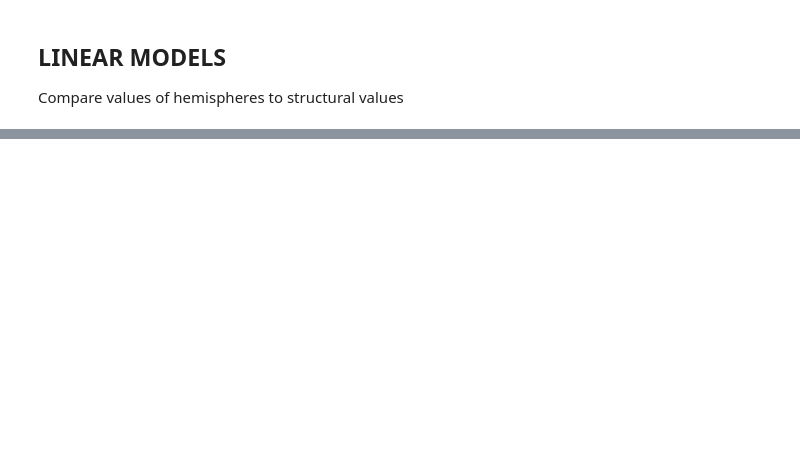
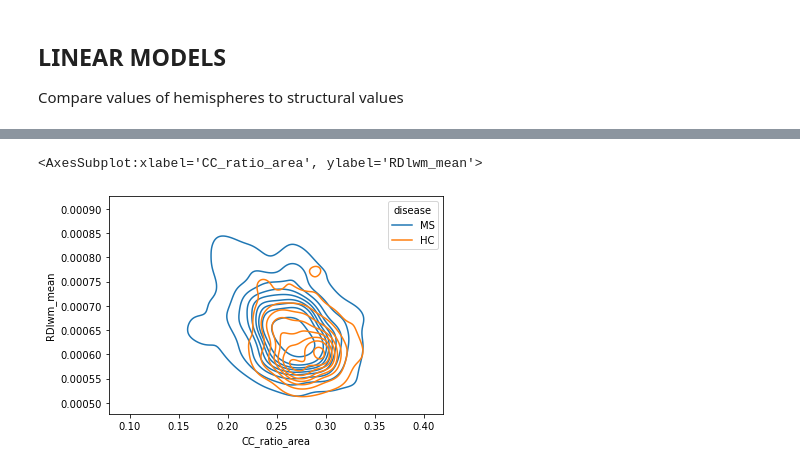
Before and after one commit to GerardMJuan/GraphNetworkMarkers, a Jupyter notebook: linear_models.ipynb, the cells around one changed output, grey strips where cells are left out. Saved outputs shown, nothing was run; the diff lists cells and outputs as text; code cells hidden in the pictures; blank space fills up the shorter version.

```diff
--- a/linear_models.ipynb
+++ b/linear_models.ipynb
@@ -55,3 +88,9 @@ sns.pairplot(df_merged, kind="reg", hue="disease", vars=["Full_hemis", "Comm_rat
+# %%
+# direct analysis of CC_ratio_area
+sns.kdeplot(data=df_merged, x="CC_ratio_area", y="RDlwm_mean", hue="disease")
+# %% [output]
+<AxesSubplot:xlabel='CC_ratio_area', ylabel='RDlwm_mean'>
+[figure, added]
 # %%
 """
 ANALYSIS of the data
```
Also changed, not shown: parts of 11 cells of this notebook, 4 other files.
